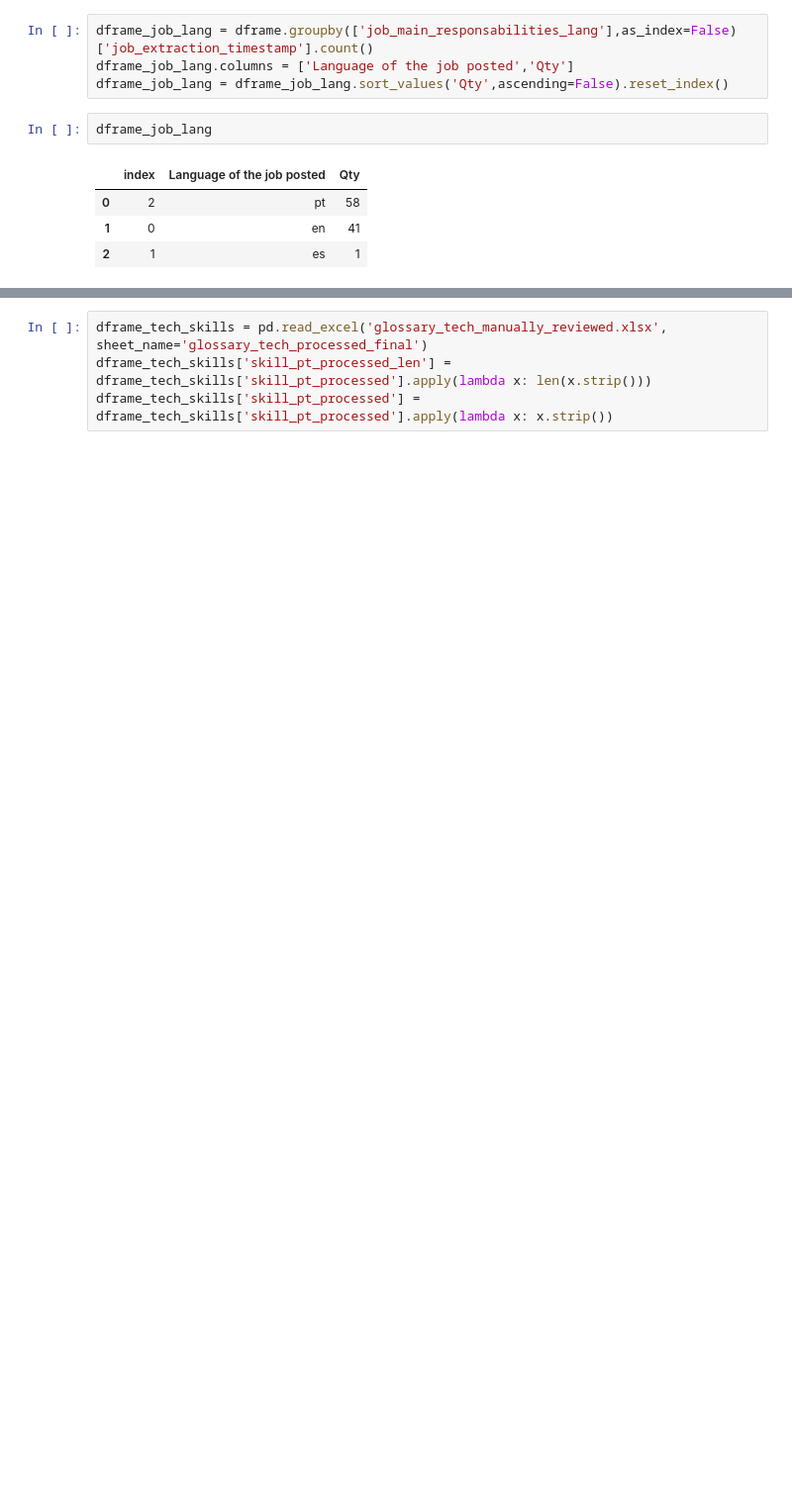
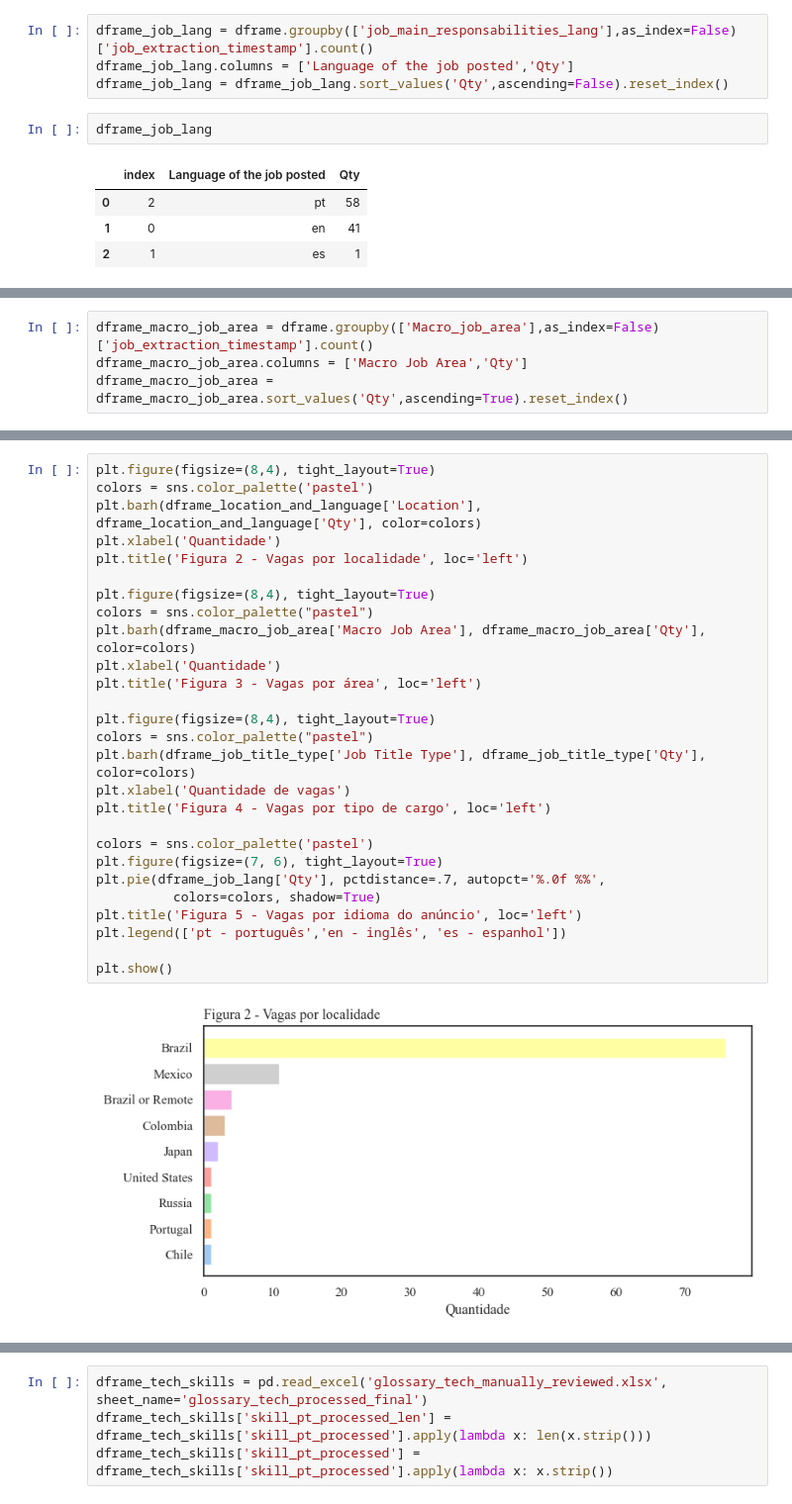
Before and after one commit to ivanrmello/berle-means, a Jupyter notebook: research-in-acc-sciences/accountant-profile-in-startups/02_charts_and_eda.ipynb, the cells around one changed output, grey strips where cells are left out. Shown at 99% size. Drawn from its saved outputs; the diff is of its cells as text; blank space fills up the shorter version.

```diff
--- a/research-in-acc-sciences/accountant-profile-in-startups/02_charts_and_eda.ipynb
+++ b/research-in-acc-sciences/accountant-profile-in-startups/02_charts_and_eda.ipynb
@@ -75,0 +91,4 @@ plt.show()
+# %%
+dframe_macro_job_area = dframe.groupby(['Macro_job_area'],as_index=False)['job_extraction_timestamp'].count()
+dframe_macro_job_area.columns = ['Macro Job Area','Qty']
+dframe_macro_job_area = dframe_macro_job_area.sort_values('Qty',ascending=True).reset_index()
@@ -75,0 +107,29 @@ plt.show()
+# %%
+plt.figure(figsize=(8,4), tight_layout=True)
+colors = sns.color_palette('pastel')
+plt.barh(dframe_location_and_language['Location'], dframe_location_and_language['Qty'], color=colors)
+plt.xlabel('Quantidade')
+plt.title('Figura 2 - Vagas por localidade', loc='left')
+
+plt.figure(figsize=(8,4), tight_layout=True)
+colors = sns.color_palette("pastel")
+plt.barh(dframe_macro_job_area['Macro Job Area'], dframe_macro_job_area['Qty'], color=colors)
+plt.xlabel('Quantidade')
+plt.title('Figura 3 - Vagas por área', loc='left')
+
+plt.figure(figsize=(8,4), tight_layout=True)
+colors = sns.color_palette("pastel")
+plt.barh(dframe_job_title_type['Job Title Type'], dframe_job_title_type['Qty'], color=colors)
+plt.xlabel('Quantidade de vagas')
+plt.title('Figura 4 - Vagas por tipo de cargo', loc='left')
+
+colors = sns.color_palette('pastel')
+plt.figure(figsize=(7, 6), tight_layout=True)
+plt.pie(dframe_job_lang['Qty'], pctdistance=.7, autopct='%.0f %%',
+          colors=colors, shadow=True)
+plt.title('Figura 5 - Vagas por idioma do anúncio', loc='left')
+plt.legend(['pt - português','en - inglês', 'es - espanhol'])
+
+plt.show()
+# %% [output]
+[figure, added]
```
Also changed, not shown: parts of 14 cells of this notebook, 8 other files.
